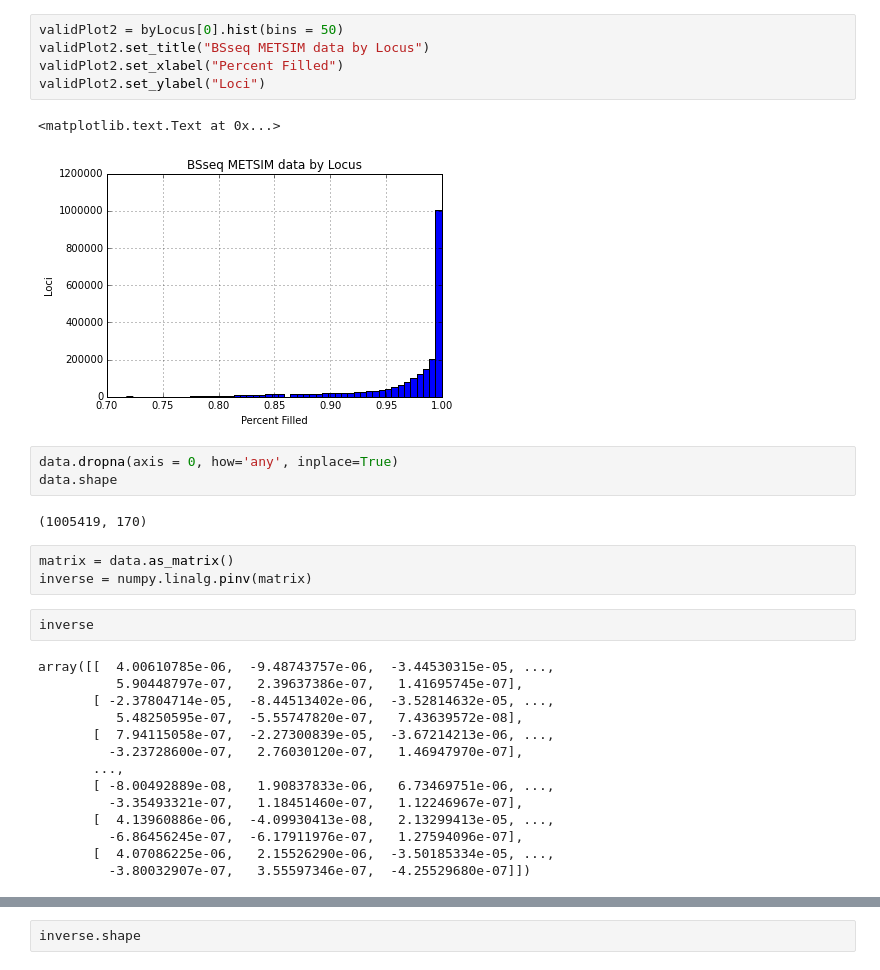
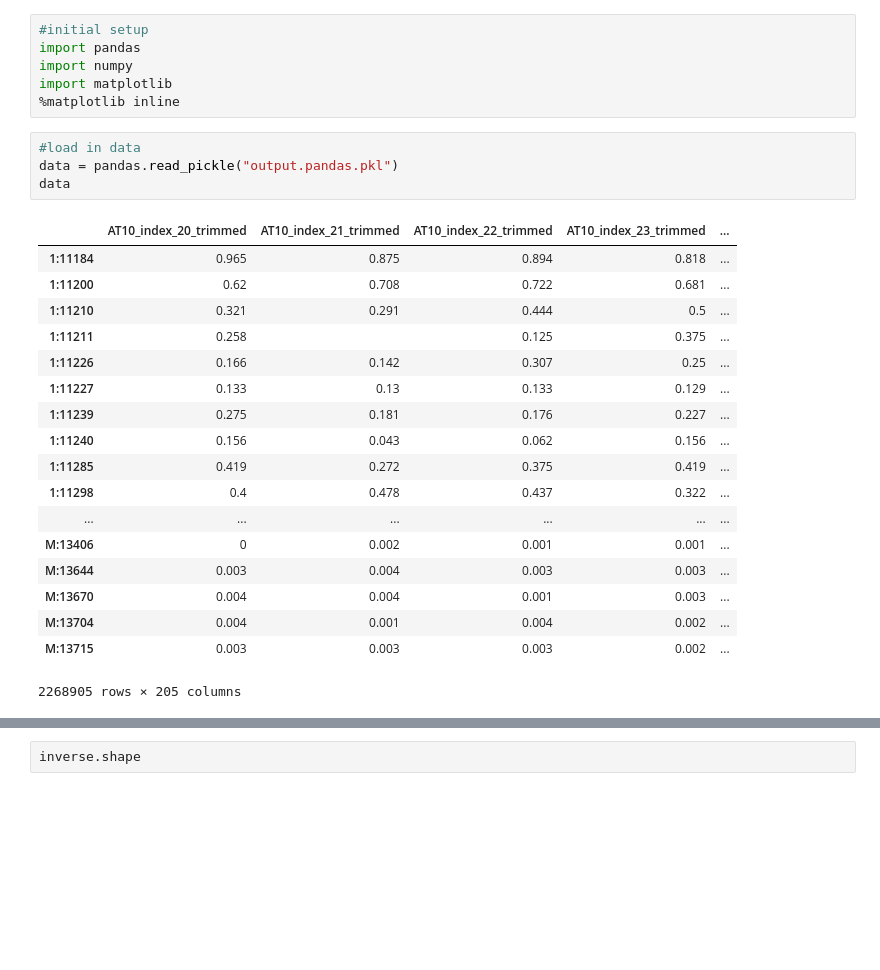
Before and after one commit to michael-weinstein/BattleStar, a Jupyter notebook: FillingPercentages.ipynb, the cells around one changed output, grey strips where cells are left out. Cells and saved outputs as stored; diff of their text form; blank space fills up the shorter version.

```diff
--- a/FillingPercentages.ipynb
+++ b/FillingPercentages.ipynb
@@ -126,32 +1,29 @@ byLocus.head()
-# %%
-validPlot2 = byLocus[0].hist(bins = 50)
-validPlot2.set_title("BSseq METSIM data by Locus")
-validPlot2.set_xlabel("Percent Filled")
-validPlot2.set_ylabel("Loci")
-# %% [output]
-<matplotlib.text.Text at 0x...>
-[figure, removed]
-# %%
-data.dropna(axis = 0, how='any', inplace=True)
-data.shape
-# %% [output]
-(1005419, 170)
-# %%
-matrix = data.as_matrix()
-inverse = numpy.linalg.pinv(matrix)
-# %%
-inverse
-# %% [output]
-array([[  4.00610785e-06,  -9.48743757e-06,  -3.44530315e-05, ...,
-          5.90448797e-07,   2.39637386e-07,   1.41695745e-07],
-       [ -2.37804714e-05,  -8.44513402e-06,  -3.52814632e-05, ...,
-          5.48250595e-07,  -5.55747820e-07,   7.43639572e-08],
-       [  7.94115058e-07,  -2.27300839e-05,  -3.67214213e-06, ...,
-         -3.23728600e-07,   2.76030120e-07,   1.46947970e-07],
-       ...,
-       [ -8.00492889e-08,   1.90837833e-06,   6.73469751e-06, ...,
-         -3.35493321e-07,   1.18451460e-07,   1.12246967e-07],
-       [  4.13960886e-06,  -4.09930413e-08,   2.13299413e-05, ...,
-         -6.86456245e-07,  -6.17911976e-07,   1.27594096e-07],
-       [  4.07086225e-06,   2.15526290e-06,  -3.50185334e-05, ...,
-         -3.80032907e-07,   3.55597346e-07,  -4.25529680e-07]])
+# %%
+#initial setup
+import pandas
+import numpy
+import matplotlib
+%matplotlib inline
+# %%
+#load in data
+data = pandas.read_pickle("output.pandas.pkl")
+data
+# %% [output]
+|  | AT10_index_20_trimmed | AT10_index_21_trimmed | AT10_index_22_trimmed | AT10_index_23_trimmed | ... |
+| 1:11184 | 0.965 | 0.875 | 0.894 | 0.818 | ... |
+| 1:11200 | 0.62 | 0.708 | 0.722 | 0.681 | ... |
+| 1:11210 | 0.321 | 0.291 | 0.444 | 0.5 | ... |
+| 1:11211 | 0.258 |  | 0.125 | 0.375 | ... |
+| 1:11226 | 0.166 | 0.142 | 0.307 | 0.25 | ... |
+| 1:11227 | 0.133 | 0.13 | 0.133 | 0.129 | ... |
+| 1:11239 | 0.275 | 0.181 | 0.176 | 0.227 | ... |
+| 1:11240 | 0.156 | 0.043 | 0.062 | 0.156 | ... |
+| 1:11285 | 0.419 | 0.272 | 0.375 | 0.419 | ... |
+| 1:11298 | 0.4 | 0.478 | 0.437 | 0.322 | ... |
+| ... | ... | ... | ... | ... | ... |
+| M:13406 | 0 | 0.002 | 0.001 | 0.001 | ... |
+| M:13644 | 0.003 | 0.004 | 0.003 | 0.003 | ... |
+| M:13670 | 0.004 | 0.004 | 0.001 | 0.003 | ... |
+| M:13704 | 0.004 | 0.001 | 0.004 | 0.002 | ... |
+| M:13715 | 0.003 | 0.003 | 0.003 | 0.002 | ... |
+2268905 rows × 205 columns
```
Also changed, not shown: parts of 39 cells of this notebook.
